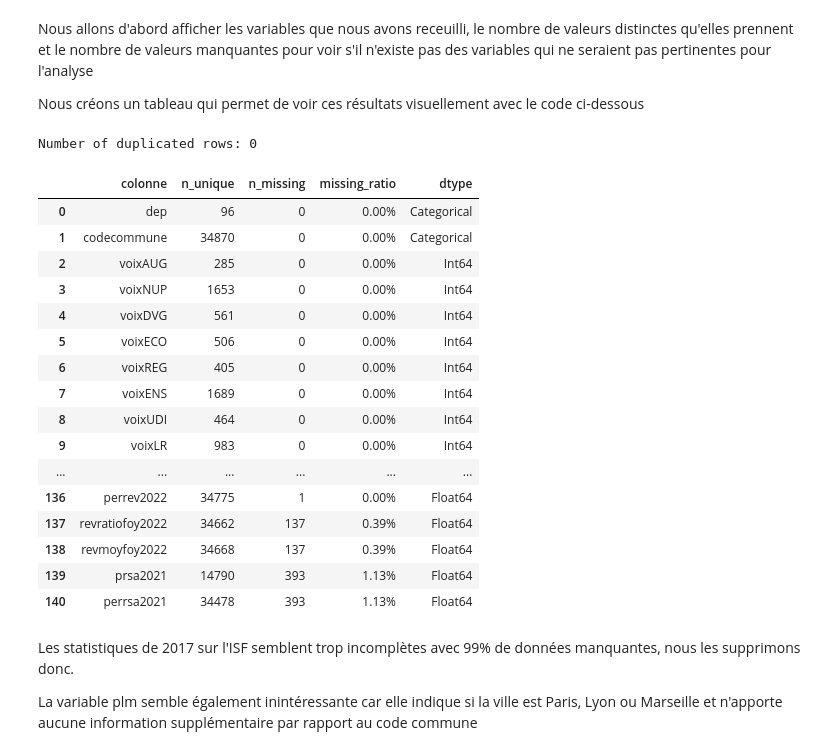
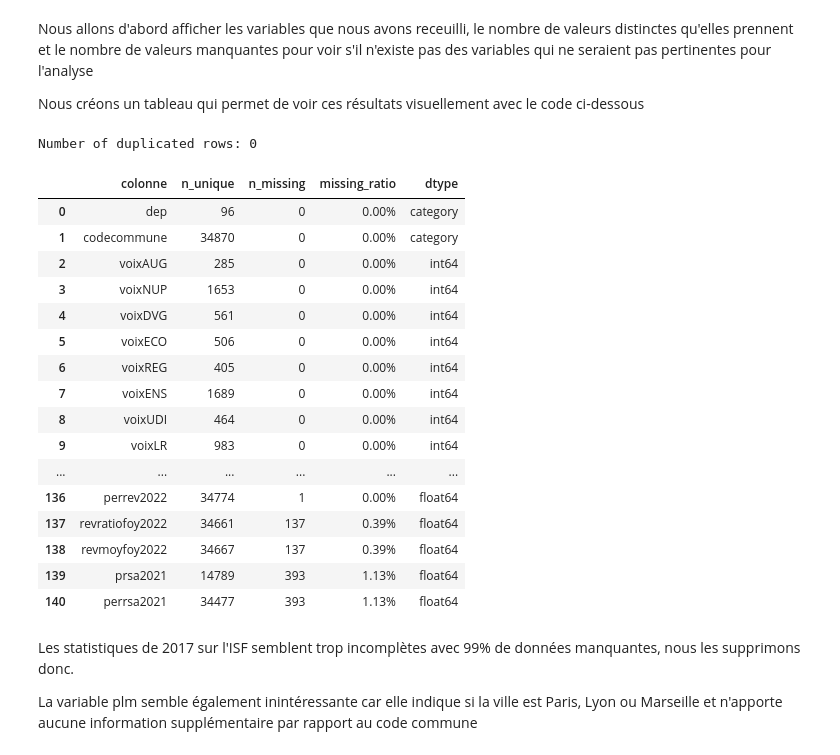
Before and after one commit to clelia24/AD_projet, a Jupyter notebook: notebook d'analyse.ipynb, the cells around one changed output. Saved outputs shown, nothing was run; the diff lists cells and outputs as text; code cells hidden in the pictures.

Commit message:
PASSAGE EN PANDAS + analyse exploratoire correlations

```diff
--- a/notebook d'analyse.ipynb
+++ b/notebook d'analyse.ipynb
@@ -142,62 +142,58 @@ import numpy as np
 import pandas as pd
 import polars as pl
 import seaborn as sns
+import matplotlib.pyplot as plt
 
-data = pl.scan_parquet('data_complet.parquet')
+data = pd.read_parquet('data_complet.parquet')
 # %% [markdown]
 Nous allons d'abord afficher les variables que nous avons receuilli, le nombre de valeurs distinctes qu'elles prennent et le nombre de valeurs manquantes pour voir s'il n'existe pas des variables qui ne seraient pas pertinentes pour l'analyse
 
 Nous créons un tableau qui permet de voir ces résultats visuellement avec le code ci-dessous
 # %%
-import polars as pl
-
-# 1. On charge physiquement les données en mémoire
-df_data = data.collect()
-
-# 2. Maintenant on peut compter les doublons
-n_duplicated = df_data.is_duplicated().sum()
+n_duplicated = data.duplicated().sum()
 print(f"Number of duplicated rows: {n_duplicated}\n")
 
-# 3. Créer le tableau de résumé de la qualité
-df_quality = pl.DataFrame({
-    "colonne": df_data.columns,
-    "n_unique": [df_data[col].n_unique() for col in df_data.columns],
-    "n_missing": [df_data[col].null_count() for col in df_data.columns],
-    "missing_ratio": [df_data[col].null_count() / df_data.height for col in df_data.columns],
-    "dtype": [str(df_data[col].dtype) for col in df_data.columns]
+# 2. Créer le tableau de résumé de la qualité
+# On utilise directement les méthodes globales de Pandas (.nunique(), .isna().sum())
+# qui sont beaucoup plus rapides que des boucles.
+df_quality = pd.DataFrame({
+    "colonne": data.columns,
+    "n_unique": data.nunique().values,
+    "n_missing": data.isna().sum().values,
+    "missing_ratio": (data.isna().sum() / len(data)).values,
+    "dtype": data.dtypes.astype(str).values
 })
 
-# Le passage en Pandas pour le visuel coloré (avec le .map corrigé)
-df_visuel = df_quality.to_pandas()
-
+# 3. Le visuel coloré
+# df_quality est DÉJÀ un DataFrame Pandas, on applique le style directement.
 affichage_colore = (
-    df_visuel.style
+    df_quality.style
     .background_gradient(subset=['n_missing', 'missing_ratio'], cmap='Reds')
     .bar(subset=['n_unique'], color='#5fba7d')
     .format({'missing_ratio': '{:.2%}'})
     .map(lambda x: 'font-weight: bold', subset=['colonne'])
 )
 
 affichage_colore
 # %% [output]
 Number of duplicated rows: 0
 |  | colonne | n_unique | n_missing | missing_ratio | dtype |
-| 0 | dep | 96 | 0 | 0.00% | Categorical |
-| 1 | codecommune | 34870 | 0 | 0.00% | Categorical |
-| 2 | voixAUG | 285 | 0 | 0.00% | Int64 |
-| 3 | voixNUP | 1653 | 0 | 0.00% | Int64 |
-| 4 | voixDVG | 561 | 0 | 0.00% | Int64 |
-| 5 | voixECO | 506 | 0 | 0.00% | Int64 |
-| 6 | voixREG | 405 | 0 | 0.00% | Int64 |
-| 7 | voixENS | 1689 | 0 | 0.00% | Int64 |
-| 8 | voixUDI | 464 | 0 | 0.00% | Int64 |
-| 9 | voixLR | 983 | 0 | 0.00% | Int64 |
+| 0 | dep | 96 | 0 | 0.00% | category |
+| 1 | codecommune | 34870 | 0 | 0.00% | category |
+| 2 | voixAUG | 285 | 0 | 0.00% | int64 |
+| 3 | voixNUP | 1653 | 0 | 0.00% | int64 |
+| 4 | voixDVG | 561 | 0 | 0.00% | int64 |
+| 5 | voixECO | 506 | 0 | 0.00% | int64 |
+| 6 | voixREG | 405 | 0 | 0.00% | int64 |
+| 7 | voixENS | 1689 | 0 | 0.00% | int64 |
+| 8 | voixUDI | 464 | 0 | 0.00% | int64 |
+| 9 | voixLR | 983 | 0 | 0.00% | int64 |
 | ... | ... | ... | ... | ... | ... |
-| 136 | perrev2022 | 34775 | 1 | 0.00% | Float64 |
-| 137 | revratiofoy2022 | 34662 | 137 | 0.39% | Float64 |
-| 138 | revmoyfoy2022 | 34668 | 137 | 0.39% | Float64 |
-| 139 | prsa2021 | 14790 | 393 | 1.13% | Float64 |
-| 140 | perrsa2021 | 34478 | 393 | 1.13% | Float64 |
+| 136 | perrev2022 | 34774 | 1 | 0.00% | float64 |
+| 137 | revratiofoy2022 | 34661 | 137 | 0.39% | float64 |
+| 138 | revmoyfoy2022 | 34667 | 137 | 0.39% | float64 |
+| 139 | prsa2021 | 14789 | 393 | 1.13% | float64 |
+| 140 | perrsa2021 | 34477 | 393 | 1.13% | float64 |
 # %% [markdown]
 Les statistiques de 2017 sur l'ISF semblent trop incomplètes avec 99% de données manquantes, nous les supprimons donc.
 
```
Also changed, not shown: parts of 7 cells of this notebook, 2 other files.
